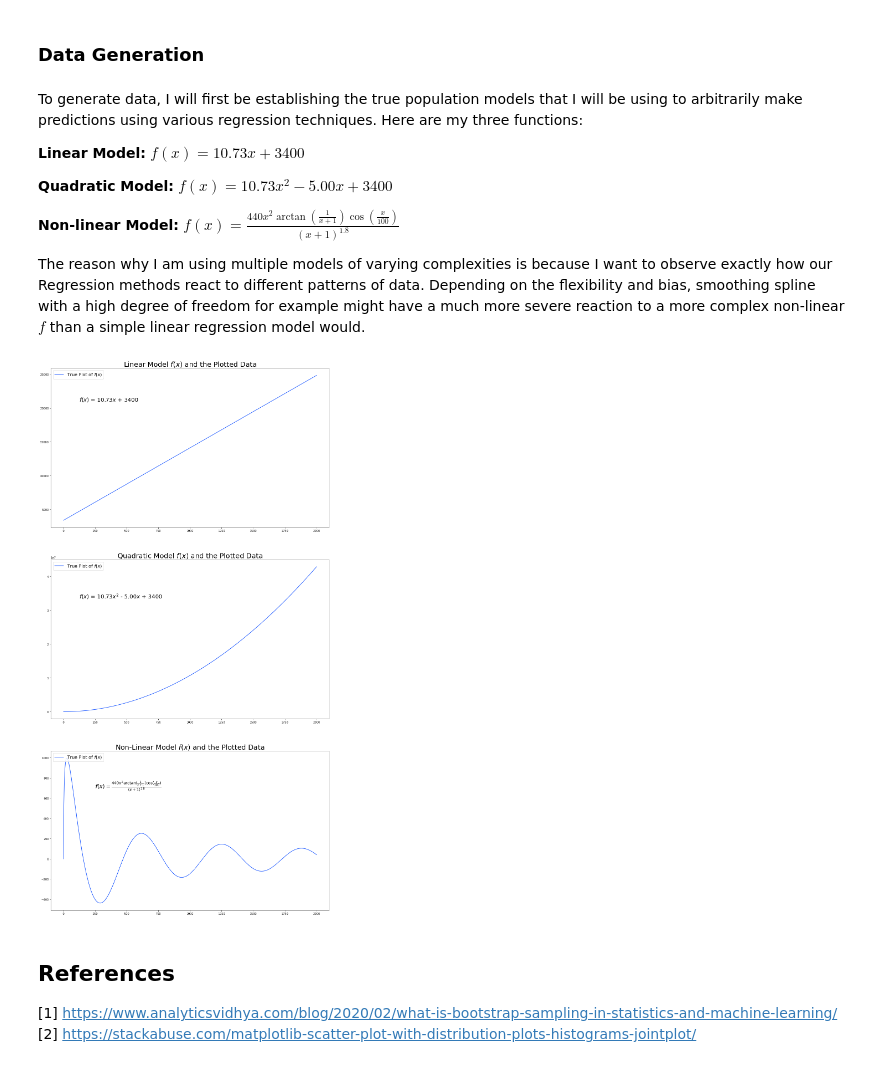
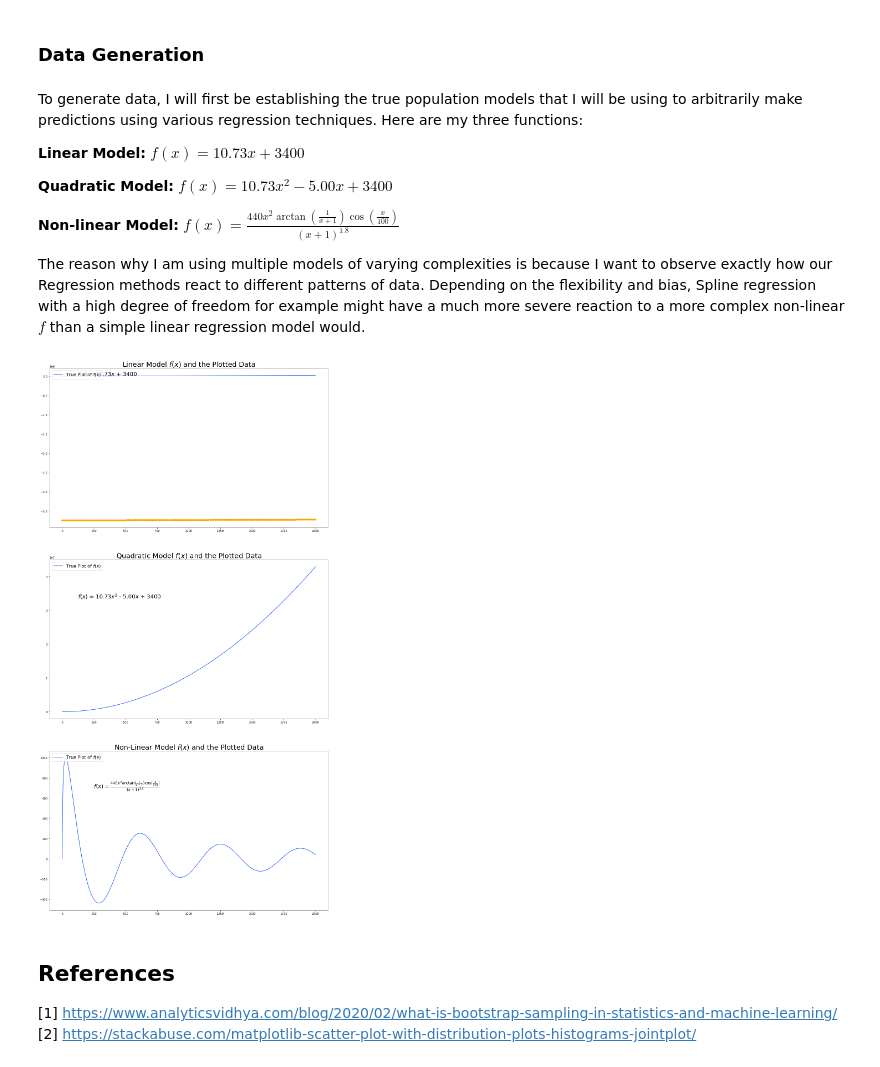
Before and after one commit to ririye01/Exploring-Errors-in-Regression, a Jupyter notebook: Errors in Regression.ipynb, the cells around one changed output. Drawn from its saved outputs; the diff is of its cells as text; code cells hidden in the pictures.

Commit message:
Selecting arbitrary mean and stdev, having errors

```diff
--- a/Errors in Regression.ipynb
+++ b/Errors in Regression.ipynb
@@ -54,7 +54,7 @@ To generate data, I will first be establishing the true population models that I
 **Non-linear Model:** $f(x) = \frac{440x^2\arctan(\frac{1}{x + 1})\cos(\frac{x}{100})}{(x+1)^{1.8}}$
 
 
-The reason why I am using multiple models of varying complexities is because I want to observe exactly how our Regression methods react to different patterns of data. Depending on the flexibility and bias, smoothing spline with a high degree of freedom for example might have a much more severe reaction to a more complex non-linear $f$ than a simple linear regression model would.
+The reason why I am using multiple models of varying complexities is because I want to observe exactly how our Regression methods react to different patterns of data. Depending on the flexibility and bias, Spline regression with a high degree of freedom for example might have a much more severe reaction to a more complex non-linear $f$ than a simple linear regression model would.
 # %%
 # Data count
 n = 150
@@ -64,37 +64,40 @@ x_values = np.linspace(0,2000,n)
 x_plot = np.linspace(x_values[0], x_values[-1], 100000)
 
 # Underlying functions of data for linear, quadratic, and nonlinear cases
 f_linear    = lambda x : 10.73*(x) + 3400
 f_quadratic = lambda x : 10.73*(x**2) - 5*(x) + 3400
 f_nonlinear = lambda x : (440 * (x**2) * np.arctan(100/((x + 1))) * np.cos(x/100) / (x + 1)**1.8)
 
 # Generate random data using Gaussian Noise
-mean = 968.12
-stdev = 233.91
-y_linear = f_linear(x_values)
+mean = 16000
+var = 233.91
+y_linear    =    f_linear(x_values) + (np.random.rand(n) - mean) * var
+y_quadratic = f_quadratic(x_values) + (np.random.rand(n) - mean) * var
+y_nonlinear = f_nonlinear(x_values) + (np.random.rand(n) - mean) * var
 
 # Plot the true graphs
 fig, ax = plt.subplots(3, figsize=(18,36))
 
 ax[0].plot(x_plot, f_linear(x_plot), markersize=200, color="#0044FF", label=r"True Plot of $f(x)$")
+ax[0].scatter(x_values, y_linear, color="#FFA500")
 ax[0].set_title(r"Linear Model $f(x)$ and the Plotted Data", size=25)
 ax[0].text(125, 21000, r"$f(x)$ = $10.73x$ + $3400$", fontsize=20)
 ax[0].legend(fontsize=16, loc="upper left")
 
 ax[1].plot(x_plot, f_quadratic(x_plot), markersize=200, color="#0044FF", label=r"True Plot of $f(x)$")
 ax[1].set_title(r"Quadratic Model $f(x)$ and the Plotted Data", size=25)
 ax[1].text(125, 2**25, r"$f(x)$ = $10.73x^2$ - $5.00x$ + $3400$", fontsize=20)
 ax[1].legend(fontsize=16, loc="upper left")
 
 ax[2].plot(x_plot, f_nonlinear(x_plot), markersize=200, color="#0044FF", label=r"True Plot of $f(x)$")
 ax[2].set_title(r"Non-Linear Model $f(x)$ and the Plotted Data", size=25)
 ax[2].text(250, 700, r"$f(x) = \frac{440x^2\arctan(\frac{1}{x + 1})\cos(\frac{x}{100})}{(x+1)^{1.8}}$", fontsize=20)
 ax[2].legend(fontsize=16, loc="upper left")
 
 plt.savefig("Plotted_Data_and_True_Models.png")
 plt.show()
 # %% [output]
-[figure, old version]
+[figure, new version]
 # %% [markdown]
 ## References
 [1]  https://www.analyticsvidhya.com/blog/2020/02/what-is-bootstrap-sampling-in-statistics-and-machine-learning/ </br>
```
Also changed, not shown: 1 other file.
